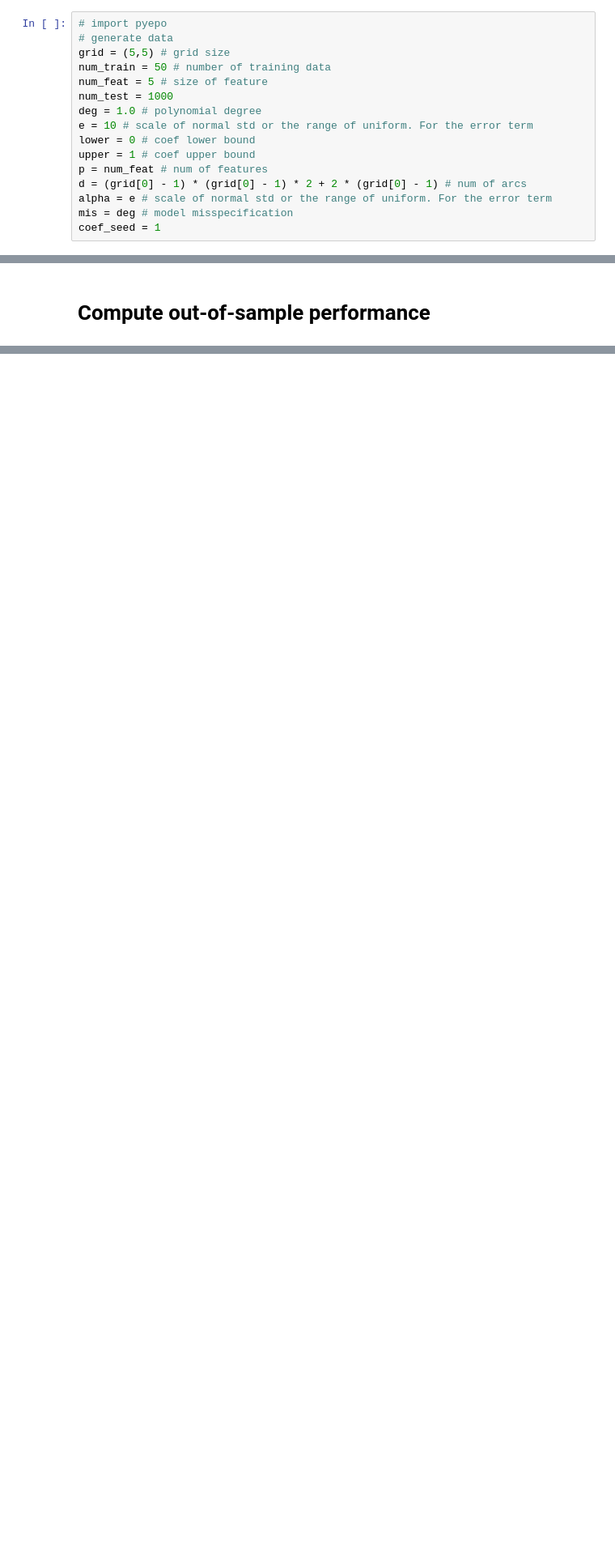
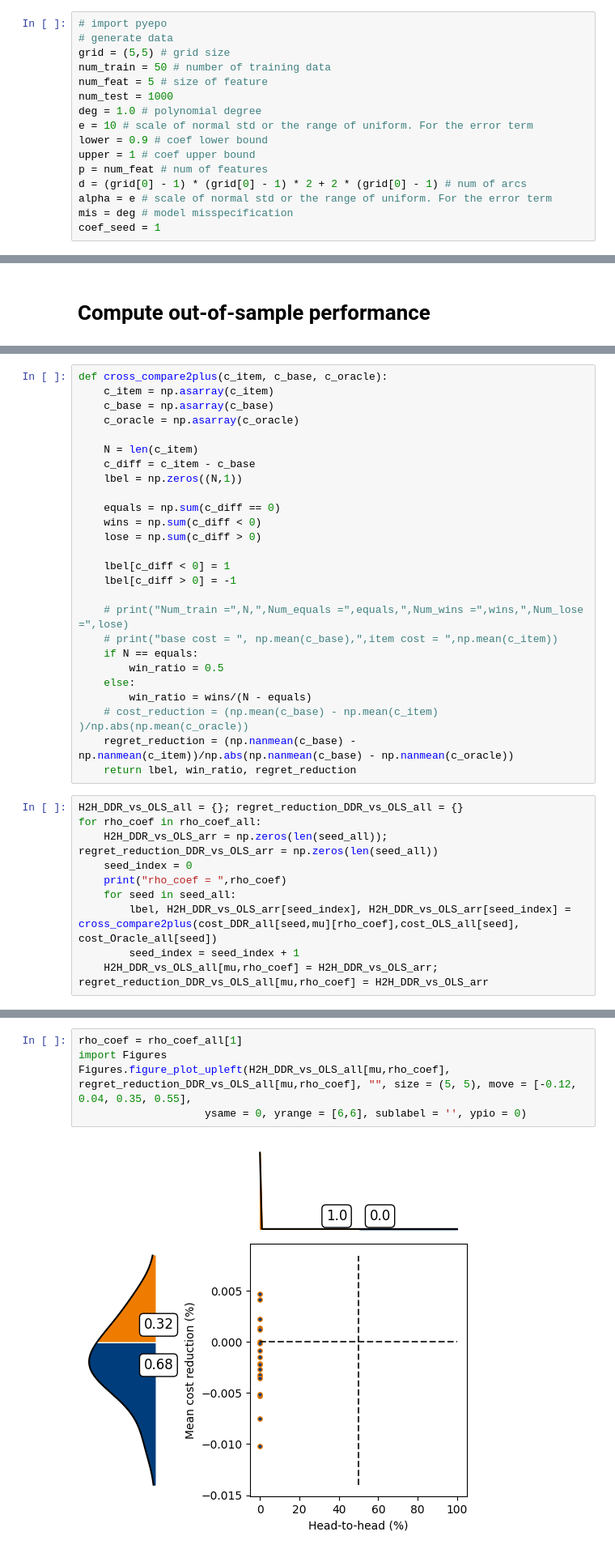
Before and after one commit to xunzhang-sjtu/Decision_Driven_Regularization, a Jupyter notebook: ShortestPath/Test_Robustness_Formulation.ipynb, the cells around one changed output, grey strips where cells are left out. Shown at 81% size. Saved outputs shown, nothing was run; the diff lists cells and outputs as text; blank space fills up the shorter version.

```diff
--- a/ShortestPath/Test_Robustness_Formulation.ipynb
+++ b/ShortestPath/Test_Robustness_Formulation.ipynb
@@ -24,7 +24,7 @@ num_feat = 5 # size of feature
 num_test = 1000
 deg = 1.0 # polynomial degree
 e = 10 # scale of normal std or the range of uniform. For the error term
-lower = 0 # coef lower bound
+lower = 0.9 # coef lower bound
 upper = 1 # coef upper bound
 p = num_feat # num of features
 d = (grid[0] - 1) * (grid[0] - 1) * 2 + 2 * (grid[0] - 1) # num of arcs
@@ -314,0 +323,36 @@ regret_avg= [0.0015 0.0808 0.0406 0.0883 0.0391 0.1342 0.1845 0.0888 0.0535 0.01
+# %%
+def cross_compare2plus(c_item, c_base, c_oracle):
+    c_item = np.asarray(c_item)
+    c_base = np.asarray(c_base)
+    c_oracle = np.asarray(c_oracle)
+
+    N = len(c_item)
+    c_diff = c_item - c_base
+    lbel = np.zeros((N,1))
+
+    equals = np.sum(c_diff == 0)
+    wins = np.sum(c_diff < 0)
+    lose = np.sum(c_diff > 0)
+
+    lbel[c_diff < 0] = 1
+    lbel[c_diff > 0] = -1
+
+    # print("Num_train =",N,",Num_equals =",equals,",Num_wins =",wins,",Num_lose =",lose)
+    # print("base cost = ", np.mean(c_base),",item cost = ",np.mean(c_item))
+    if N == equals:
+        win_ratio = 0.5
+    else:
+        win_ratio = wins/(N - equals)
+    # cost_reduction = (np.mean(c_base) - np.mean(c_item) )/np.abs(np.mean(c_oracle))
+    regret_reduction = (np.nanmean(c_base) - np.nanmean(c_item))/np.abs(np.nanmean(c_base) - np.nanmean(c_oracle))
+    return lbel, win_ratio, regret_reduction
+# %%
+H2H_DDR_vs_OLS_all = {}; regret_reduction_DDR_vs_OLS_all = {}
+for rho_coef in rho_coef_all:
+    H2H_DDR_vs_OLS_arr = np.zeros(len(seed_all)); regret_reduction_DDR_vs_OLS_arr = np.zeros(len(seed_all))
+    seed_index = 0
+    print("rho_coef = ",rho_coef)
+    for seed in seed_all:
+        lbel, H2H_DDR_vs_OLS_arr[seed_index], H2H_DDR_vs_OLS_arr[seed_index] = cross_compare2plus(cost_DDR_all[seed,mu][rho_coef],cost_OLS_all[seed], cost_Oracle_all[seed])
+        seed_index = seed_index + 1
+    H2H_DDR_vs_OLS_all[mu,rho_coef] = H2H_DDR_vs_OLS_arr; regret_reduction_DDR_vs_OLS_all[mu,rho_coef] = H2H_DDR_vs_OLS_arr
@@ -314,0 +370,7 @@ regret_avg= [0.0015 0.0808 0.0406 0.0883 0.0391 0.1342 0.1845 0.0888 0.0535 0.01
+# %%
+rho_coef = rho_coef_all[1]
+import Figures
+Figures.figure_plot_upleft(H2H_DDR_vs_OLS_all[mu,rho_coef], regret_reduction_DDR_vs_OLS_all[mu,rho_coef], "", size = (5, 5), move = [-0.12, 0.04, 0.35, 0.55],
+                    ysame = 0, yrange = [6,6], sublabel = '', ypio = 0)
+# %% [output]
+[figure, added]
```
Also changed, not shown: parts of 7 cells of this notebook, 2 other files.
